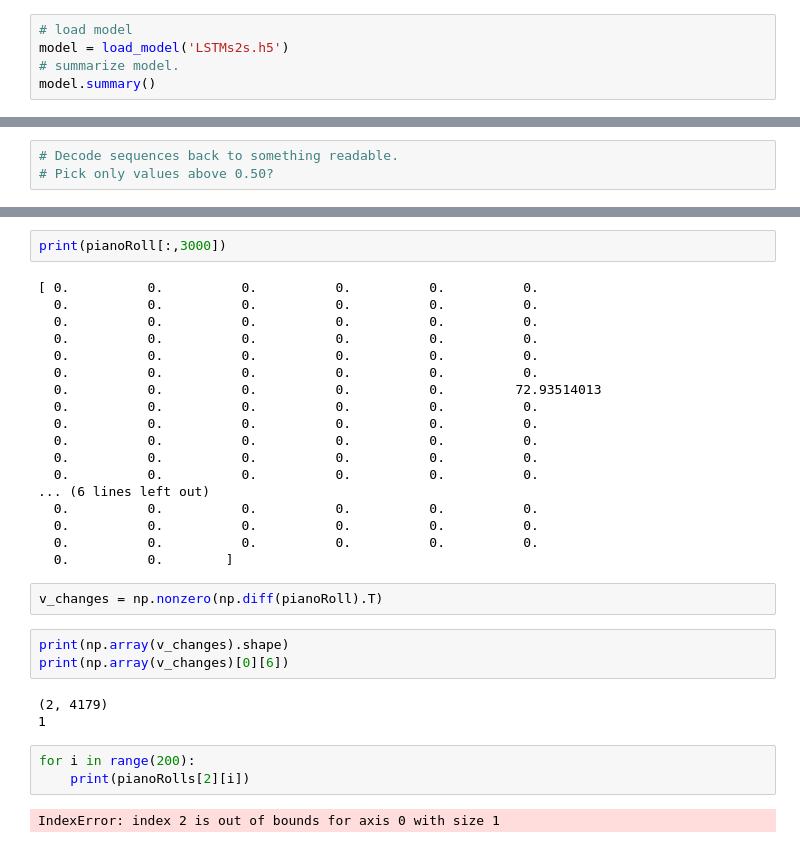
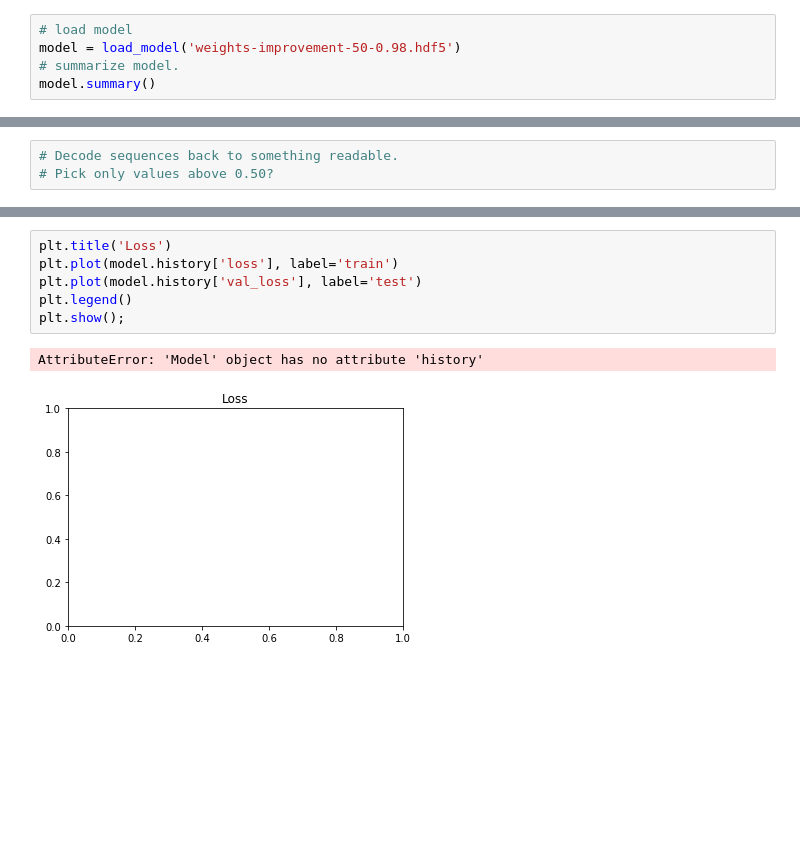
Before and after one commit to AndreasToender/MusicTaggingCode, a Jupyter notebook: Models/MultilayeredLSTMEncoderDecoder.ipynb, the cells around one changed output, grey strips where cells are left out. Saved outputs shown, nothing was run; the diff lists cells and outputs as text; blank space fills up the shorter version.

```diff
--- a/Models/MultilayeredLSTMEncoderDecoder.ipynb
+++ b/Models/MultilayeredLSTMEncoderDecoder.ipynb
@@ -140,6 +195,6 @@ Epoch 150/150
 # %%
 # load model
-model = load_model('LSTMs2s.h5')
+model = load_model('weights-improvement-50-0.98.hdf5')
 # summarize model.
 model.summary()
 # %% [output]
@@ -378,33 +356,9 @@ for i in range(200):
-# %%
-print(pianoRoll[:,3000])
-# %% [output]
-[ 0.          0.          0.          0.          0.          0.
-  0.          0.          0.          0.          0.          0.
-  0.          0.          0.          0.          0.          0.
-  0.          0.          0.          0.          0.          0.
-  0.          0.          0.          0.          0.          0.
-  0.          0.          0.          0.          0.          0.
-  0.          0.          0.          0.          0.         72.93514013
-  0.          0.          0.          0.          0.          0.
-  0.          0.          0.          0.          0.          0.
-  0.          0.          0.          0.          0.          0.
-  0.          0.          0.          0.          0.          0.
-  0.          0.          0.          0.          0.          0.
-... (6 lines left out)
-  0.          0.          0.          0.          0.          0.
-  0.          0.          0.          0.          0.          0.
-  0.          0.          0.          0.          0.          0.
-  0.          0.        ]
-# %%
-v_changes = np.nonzero(np.diff(pianoRoll).T)
-# %%
-print(np.array(v_changes).shape)
-print(np.array(v_changes)[0][6])
-# %% [output]
-(2, 4179)
-1
-# %%
-for i in range(200):
-    print(pianoRolls[2][i])
-# %% [output]
-IndexError: index 2 is out of bounds for axis 0 with size 1
+# %%
+plt.title('Loss')
+plt.plot(model.history['loss'], label='train')
+plt.plot(model.history['val_loss'], label='test')
+plt.legend()
+plt.show();
+# %% [output]
+AttributeError: 'Model' object has no attribute 'history'
+[figure, added]
```
Also changed, not shown: parts of 28 cells of this notebook, 26 other files.
